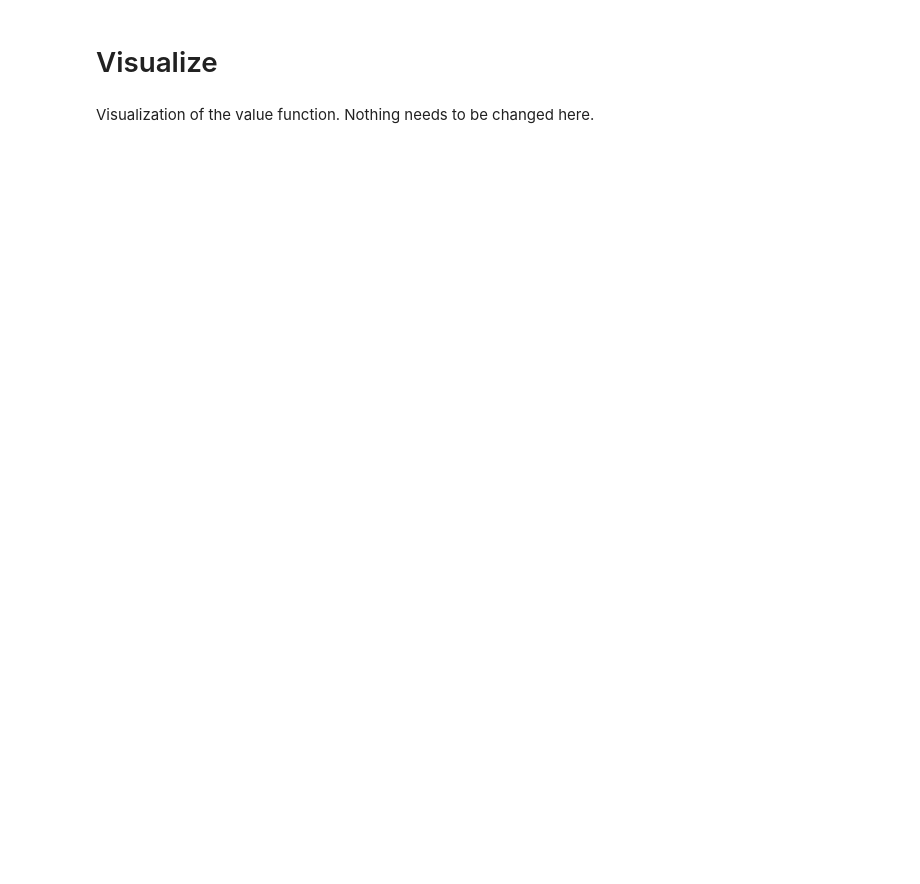
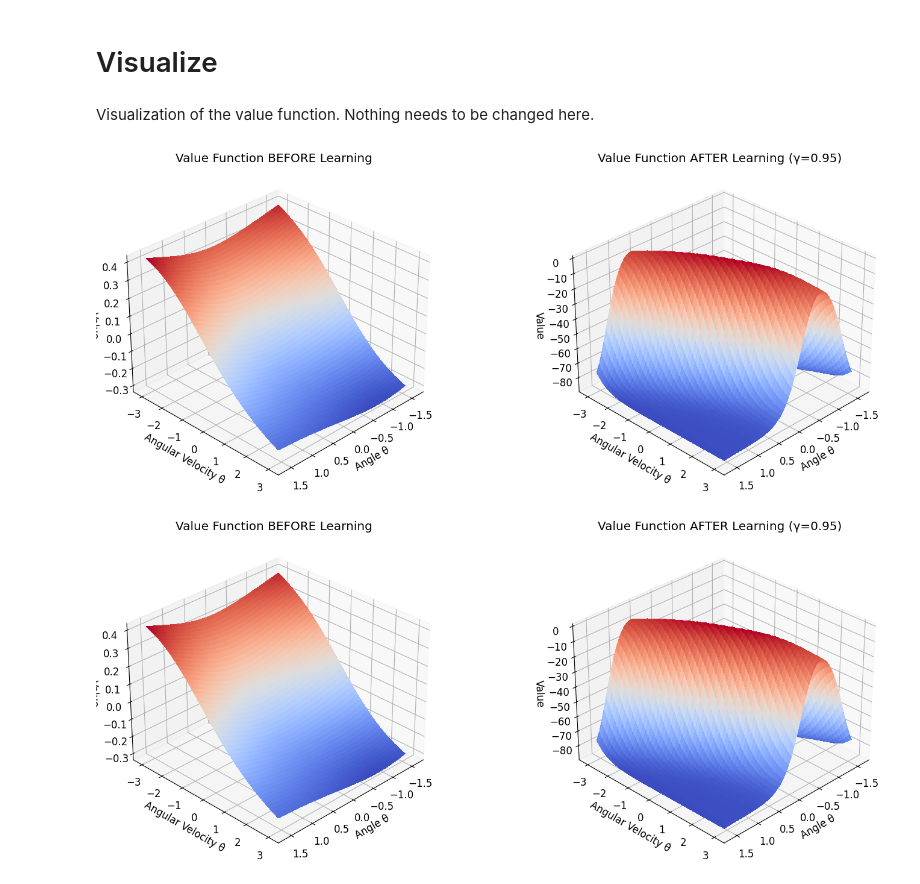
Before and after one commit to la2pixel/RL25_Assignments, a Jupyter notebook: HW6/6_gym_valueapprox/value_approx.ipynb, the cells around one changed output. Saved outputs shown, nothing was run; the diff lists cells and outputs as text; code cells hidden in the pictures; blank space fills up the shorter version.

```diff
--- a/HW6/6_gym_valueapprox/value_approx.ipynb
+++ b/HW6/6_gym_valueapprox/value_approx.ipynb
@@ -143,4 +225,49 @@ def plot_value_function(value_function):
     ax.set_zlabel('value')
     # plt.colorbar(cmap=cm.coolwarm)
     return fig
+# %%
+def plot_value_comparison(valuefunc_before, valuefunc_after):
+    """Plot value function before and after learning"""
+
+    plt.rcParams.update({'font.size': 12})
+    xxs = np.linspace(-np.pi/2, np.pi/2, 50)
+    yys = np.linspace(-3, 3, 50)
+    XX, YY = np.meshgrid(xxs, yys)
+
+
+    dots = np.asarray([np.cos(XX.ravel()), np.sin(XX.ravel()), YY.ravel()]).T
+
+    values_before = valuefunc_before.predict(dots).reshape(XX.shape)
+    values_after = valuefunc_after.predict(dots).reshape(XX.shape)
+
+    fig = plt.figure(figsize=(16, 6))
+
+    ax1 = fig.add_subplot(1, 2, 1, projection='3d')
+    surf1 = ax1.plot_surface(XX, YY, values_before, cmap=cm.coolwarm,
+                             linewidth=0, antialiased=False)
+    ax1.view_init(elev=30, azim=45)
+    ax1.set_xlabel('Angle θ')
+    ax1.set_ylabel('Angular Velocity θ̇')
+    ax1.set_zlabel('Value')
+    ax1.set_title('Value Function BEFORE Learning')
+
+    ax2 = fig.add_subplot(1, 2, 2, projection='3d')
+    surf2 = ax2.plot_surface(XX, YY, values_after, cmap=cm.coolwarm,
+                             linewidth=0, antialiased=False)
+    ax2.view_init(elev=30, azim=45)
+    ax2.set_xlabel('Angle θ')
+    ax2.set_ylabel('Angular Velocity θ̇')
+    ax2.set_zlabel('Value')
+    ax2.set_title('Value Function AFTER Learning (γ=0.95)')
+
+    plt.tight_layout()
+    plt.savefig("value_comparison.pdf", bbox_inches="tight")
+    plt.show()
+
+    return fig
+# %%
+plot_value_comparison(valuefunc_before, valuefunc)
+# %% [output]
+[figure, added]
+[figure, added]
 # %%
```
Also changed, not shown: parts of 10 cells of this notebook.
